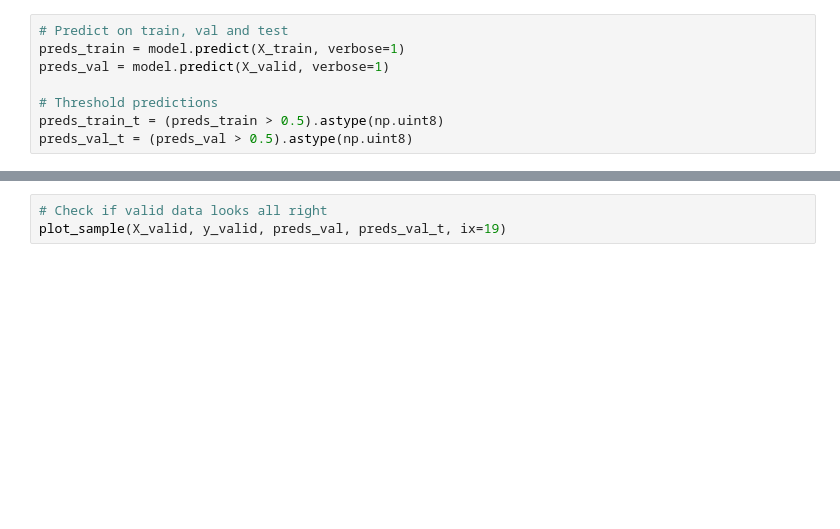
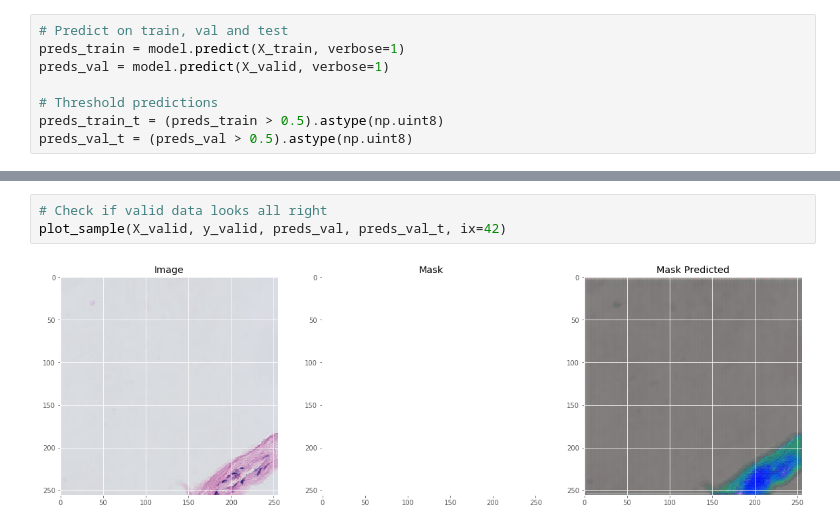
Before and after one commit to 785pavan/DLforWallCharacteristics, a Jupyter notebook: model_basic/newmodel.ipynb, the cells around one changed output, grey strips where cells are left out. Drawn from its saved outputs; the diff is of its cells as text; blank space fills up the shorter version.

```diff
--- a/model_basic/newmodel.ipynb
+++ b/model_basic/newmodel.ipynb
@@ -284,3 +283,5 @@ plot_sample(X_train, y_train, preds_train, preds_train_t, ix=14)
 # %%
 # Check if valid data looks all right
-plot_sample(X_valid, y_valid, preds_val, preds_val_t, ix=19)
+plot_sample(X_valid, y_valid, preds_val, preds_val_t, ix=42)
+# %% [output]
+[figure, added]
```
Also changed, not shown: parts of 5 cells of this notebook, 2 other files.
